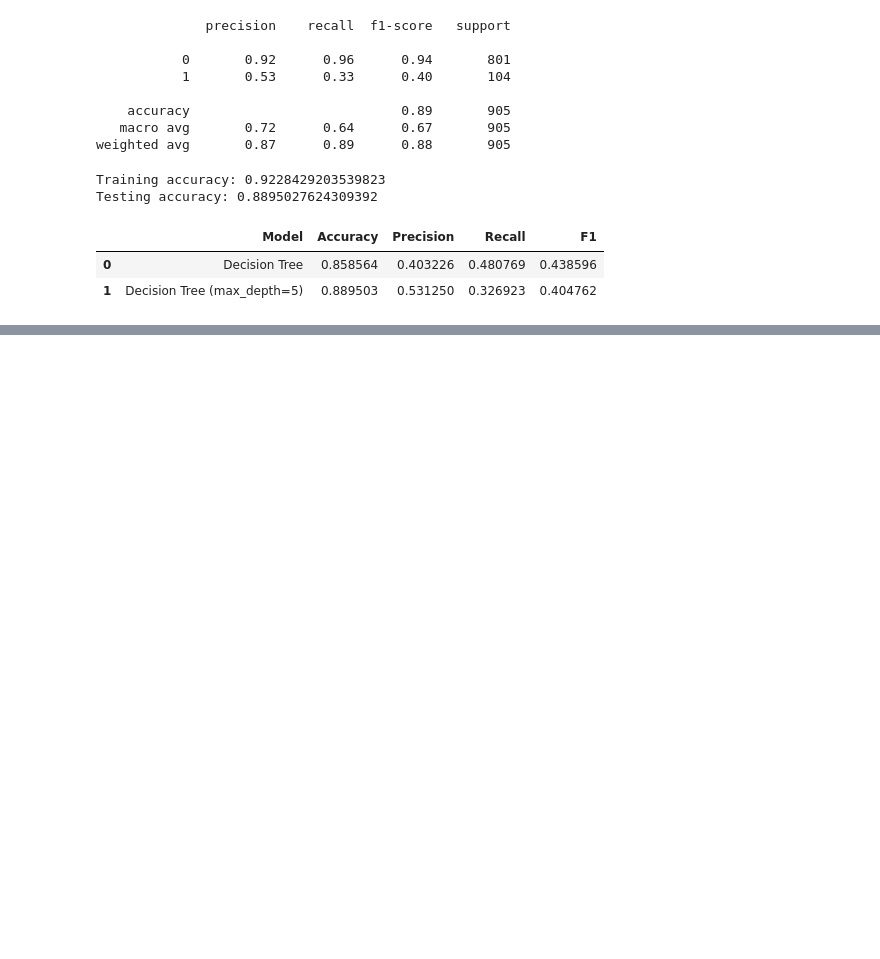
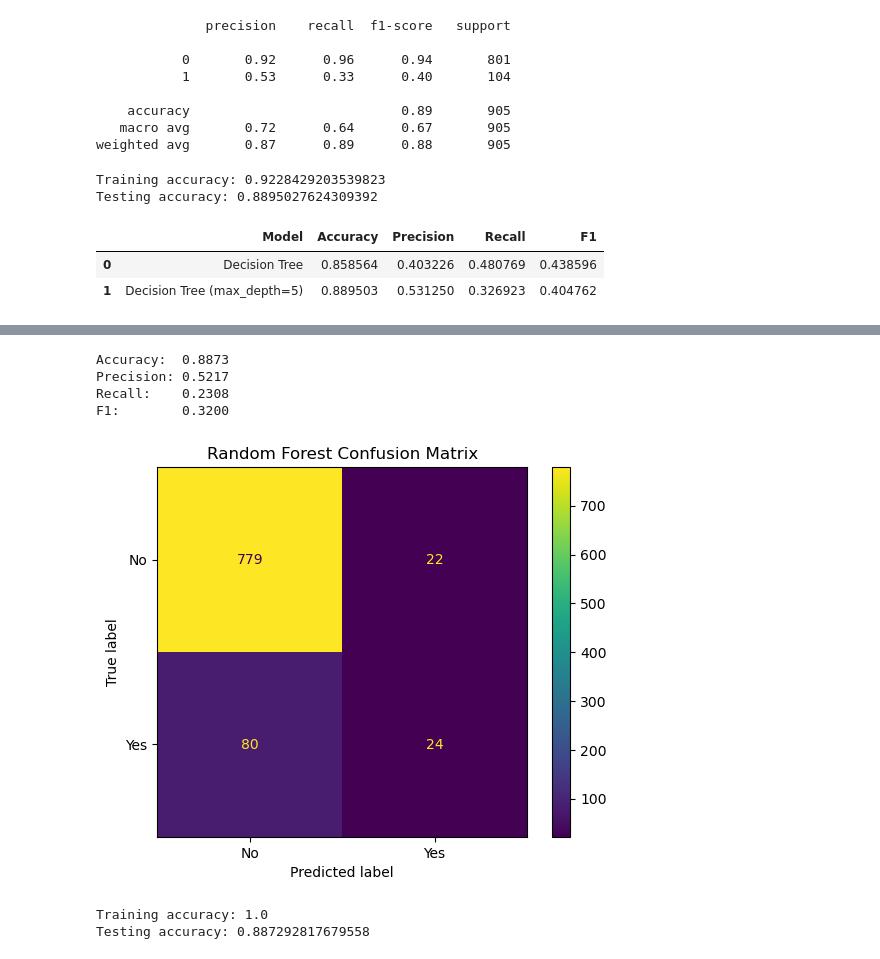
Before and after one commit to ali84mlk/tabular-ml-study, a Jupyter notebook: notebooks/01_initial_exploration.ipynb, the cells around one changed output, grey strips where cells are left out. Saved outputs shown, nothing was run; the diff lists cells and outputs as text; code cells hidden in the pictures; blank space fills up the shorter version.

Commit message:
Random forest model

```diff
--- a/notebooks/01_initial_exploration.ipynb
+++ b/notebooks/01_initial_exploration.ipynb
@@ -709,0 +712,16 @@ tree_comparison
+# %%
+random_forest = Pipeline(
+    steps=[
+        ("preprocessor", preprocessor),
+        (
+            "model",
+            RandomForestClassifier(
+                n_estimators=200,
+                random_state=42,
+                n_jobs=-1
+            )
+        )
+    ]
+)
+# %%
+random_forest.fit(X_train, y_train)
@@ -709,0 +741,2 @@ tree_comparison
+# %%
+rf_pred = random_forest.predict(X_test)
@@ -709,0 +754,45 @@ tree_comparison
+# %%
+rf_accuracy = accuracy_score(y_test, rf_pred)
+rf_precision = precision_score(y_test, rf_pred)
+rf_recall = recall_score(y_test, rf_pred)
+rf_f1 = f1_score(y_test, rf_pred)
+
+print(f"Accuracy:  {rf_accuracy:.4f}")
+print(f"Precision: {rf_precision:.4f}")
+print(f"Recall:    {rf_recall:.4f}")
+print(f"F1:        {rf_f1:.4f}")
+# %% [output]
+Accuracy:  0.8873
+Precision: 0.5217
+Recall:    0.2308
+F1:        0.3200
+# %%
+cm = confusion_matrix(y_test, rf_pred)
+
+disp = ConfusionMatrixDisplay(
+    confusion_matrix=cm,
+    display_labels=["No", "Yes"]
+)
+
+disp.plot()
+
+plt.title("Random Forest Confusion Matrix")
+plt.show()
+# %% [output]
+[figure, added]
+# %%
+rf_train_pred = random_forest.predict(X_train)
+rf_test_pred = random_forest.predict(X_test)
+
+print(
+    "Training accuracy:",
+    accuracy_score(y_train, rf_train_pred)
+)
+
+print(
+    "Testing accuracy:",
+    accuracy_score(y_test, rf_test_pred)
+)
+# %% [output]
+Training accuracy: 1.0
+Testing accuracy: 0.887292817679558
```
Also changed, not shown: parts of 8 cells of this notebook.
